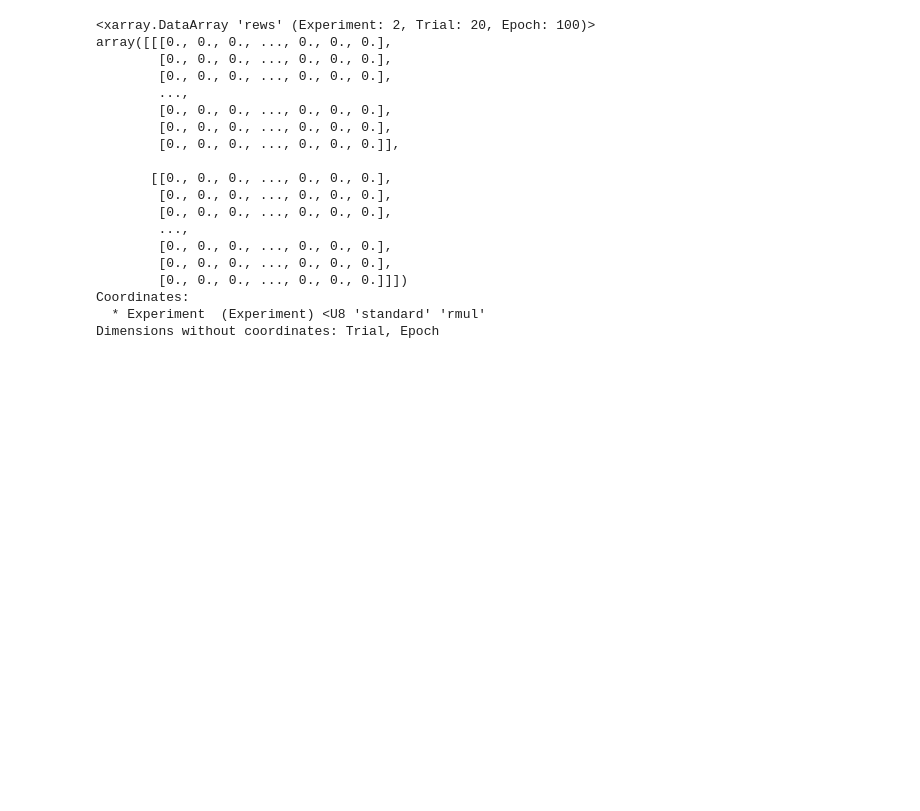
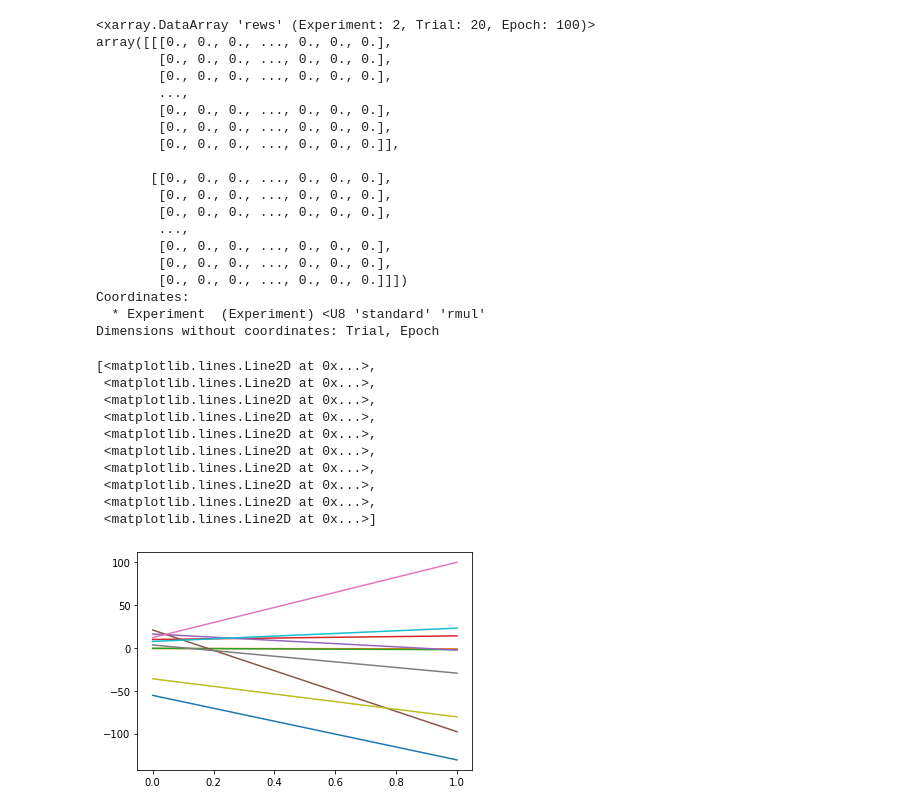
Before and after one commit to sgillen/lorenz, a Jupyter notebook: run_ars/refactor_analysis.ipynb, the cells around one changed output. Cells and saved outputs as stored; diff of their text form; code cells hidden in the pictures; blank space fills up the shorter version.

```diff
--- a/run_ars/refactor_analysis.ipynb
+++ b/run_ars/refactor_analysis.ipynb
@@ -106,3 +143,21 @@ array([[[0., 0., 0., ..., 0., 0., 0.],
 Coordinates:
   * Experiment  (Experiment) <U8 'standard' 'rmul'
 Dimensions without coordinates: Trial, Epoch
+# %%
+new_data = torch.load("./data/HalfCheetah-v2.xr")
+
+policy_dict = torch.load("./data/mjw_longermul.pol_dict")
+# %%
+plt.plot(new_data.rews.loc['rmul'])
+# %% [output]
+[<matplotlib.lines.Line2D at 0x...>,
+ <matplotlib.lines.Line2D at 0x...>,
+ <matplotlib.lines.Line2D at 0x...>,
+ <matplotlib.lines.Line2D at 0x...>,
+ <matplotlib.lines.Line2D at 0x...>,
+ <matplotlib.lines.Line2D at 0x...>,
+ <matplotlib.lines.Line2D at 0x...>,
+ <matplotlib.lines.Line2D at 0x...>,
+ <matplotlib.lines.Line2D at 0x...>,
+ <matplotlib.lines.Line2D at 0x...>]
+[figure, added]
```
Also changed, not shown: parts of 13 cells of this notebook.
